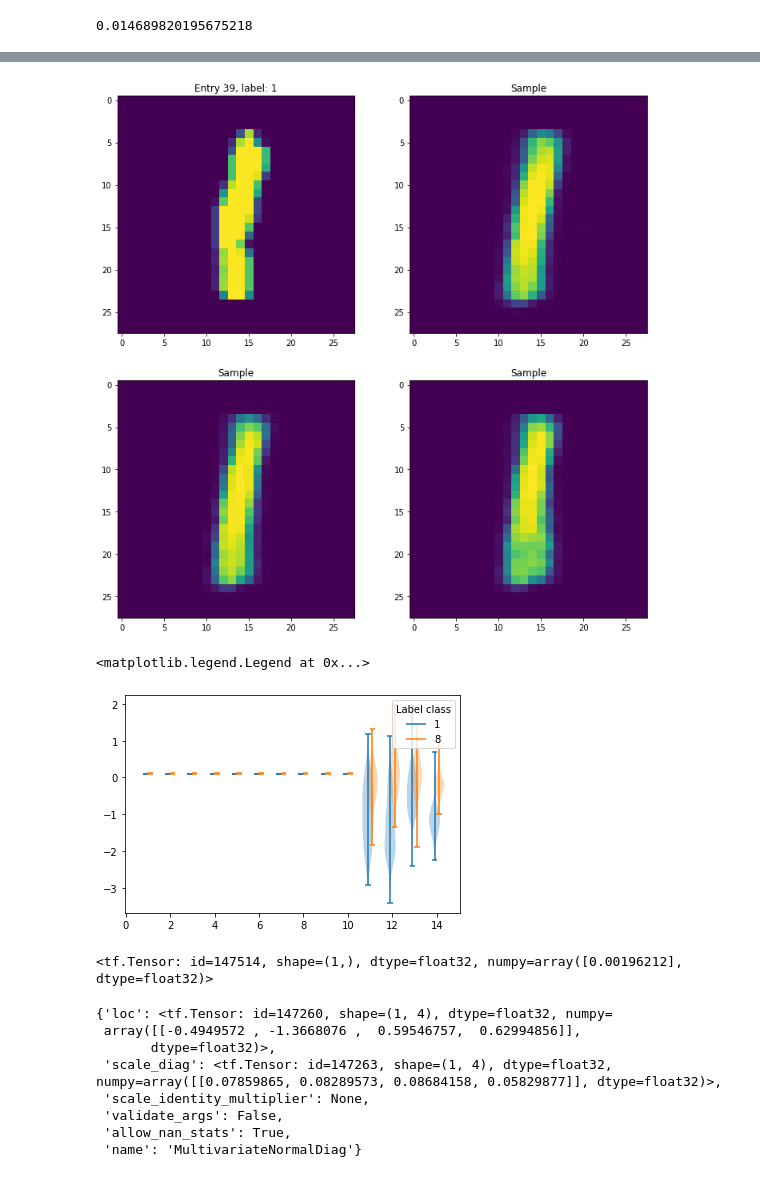
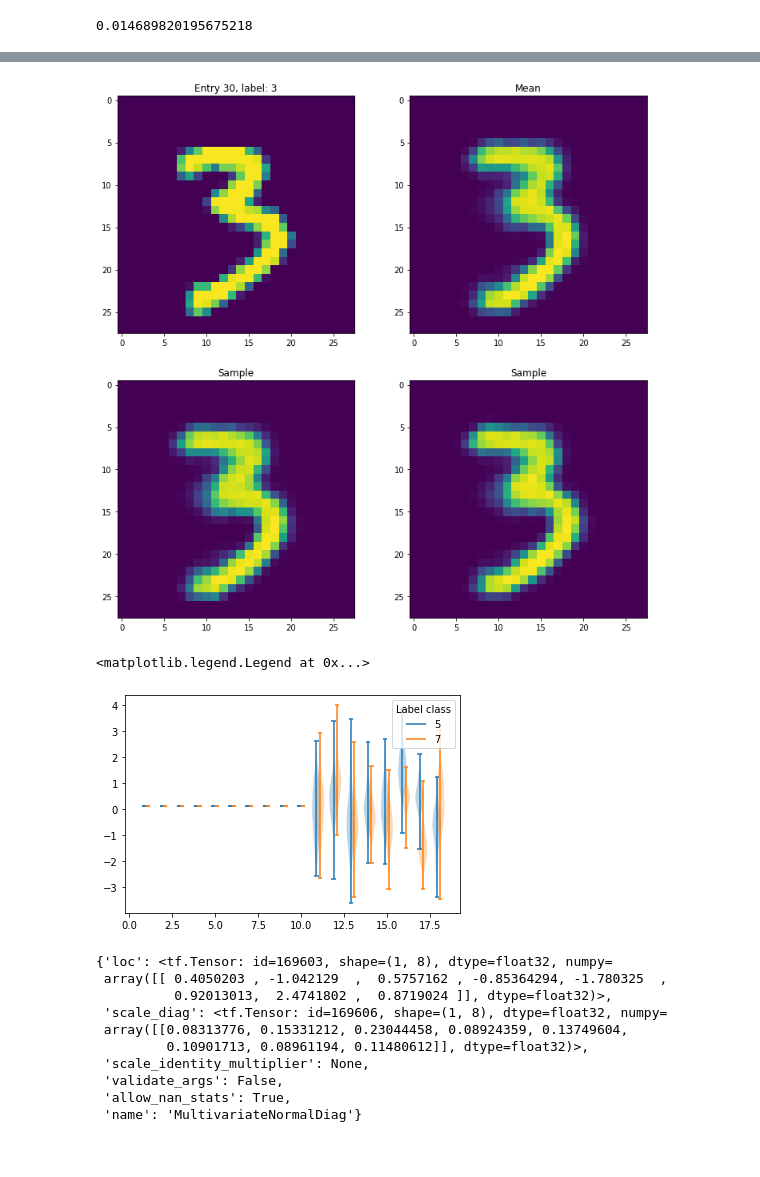
Before and after one commit to nsmith-/UQforWmass, a Jupyter notebook: tfp/vae_mnist.ipynb, the cells around one changed output, grey strips where cells are left out. Cells and saved outputs as stored; diff of their text form; code cells hidden in the pictures.

Commit message:
Switch to categorical

```diff
--- a/tfp/vae_mnist.ipynb
+++ b/tfp/vae_mnist.ipynb
@@ -85,21 +86,21 @@ class CVAELatent(tfk.Model):
         return out
 # %%
 def make_dist(inputs=None, *args, **kwargs):
-    nbern = 10
-    ngaus = 4
+    ncat = 10
+    ngaus = 8
     if inputs is None:
-        bernp = tf.ones(nbern) * 0.1
+        catp = tf.ones(ncat) / ncat
         mean, var = tf.zeros(ngaus), tf.ones(ngaus)
     else:
-        bernp, mean, var = tf.split(inputs, [nbern, ngaus, ngaus], axis=-1)
+        catp, mean, var = tf.split(inputs, [ncat, ngaus, ngaus], axis=-1)
         # valid domain
-        bernp, var = tf.nn.sigmoid(bernp), tf.math.softplus(var)
+        catp, var = tf.nn.softmax(catp), tf.math.softplus(var)
     return tfd.Blockwise([
-        tfd.Independent(tfd.Bernoulli(probs=bernp, dtype=tf.float32), reinterpreted_batch_ndims=1),
+        tfd.OneHotCategorical(probs=catp, dtype=tf.float32),
         tfd.MultivariateNormalDiag(loc=mean, scale_diag=var),
     ])
 
-model = CVAELatent(make_dist, 10 + 4*2)
+model = CVAELatent(make_dist, 10 + 8*2)
 model.encoder.summary()
 model.decoder.summary()
 # %% [output]
@@ -200,48 +210,53 @@ pd.DataFrame(history)[:].plot()
 # %%
-i = 39
+i = 30
 
 ex = x_test[i,...,0]
 lbl = y_test[i]
 
 fig, axes = plt.subplots(ncols=2, nrows=2, figsize=(12, 12))
 
 axes[0][0].set_title("Entry %d, label: %d" % (i, lbl))
 axes[0][0].imshow(ex)
 
 latent = model.encode(ex[None, ..., None])
 
-for ax in axes.flatten()[1:]:
+axes[0][1].set_title("Mean")
+axes[0][1].imshow(model.decode(latent.mean())[0, ..., 0])
+
+for ax in axes.flatten()[2:]:
     ax.set_title('Sample')
     ax.imshow(model.decode(latent.sample())[0, ..., 0])
 # %% [output]
-[figure, old version]
+[figure, new version]
 # %%
-cut = y_test == 1
+lbl1, lbl2 = 5, 7
+
+cut = y_test == lbl1
 latent = model.encode(x_test[cut]).mean()
 mlatent = latent.numpy()
 vl1 = plt.violinplot(mlatent, positions=np.arange(mlatent.shape[1]) + .9)
 
-cut = y_test == 8
+cut = y_test == lbl2
 latent = model.encode(x_test[cut]).mean()
 mlatent = latent.numpy()
-vl4 = plt.violinplot(mlatent, positions=np.arange(mlatent.shape[1]) + 1.1)
+vl2 = plt.violinplot(mlatent, positions=np.arange(mlatent.shape[1]) + 1.1)
 
-plt.legend([vl1['cbars'], vl4['cbars']], ['1', '8'], title='Label class')
+plt.legend([vl1['cbars'], vl2['cbars']], [str(lbl1), str(lbl2)], title='Label class')
 # %% [output]
 <matplotlib.legend.Legend at 0x...>
-[figure, old version]
+[figure, new version]
 # %%
 latent = model.encode(x_test[1:2])
-model.latent_prior.prob(latent.sample())
+# model.latent_prior.prob(latent.sample())
-# %% [output]
-<tf.Tensor: id=147514, shape=(1,), dtype=float32, numpy=array([0.00196212], dtype=float32)>
 # %%
 latent.parameters['distribution'].parameters['distributions'][1].parameters
 # %% [output]
-{'loc': <tf.Tensor: id=147260, shape=(1, 4), dtype=float32, numpy=
- array([[-0.4949572 , -1.3668076 ,  0.59546757,  0.62994856]],
-       dtype=float32)>,
- 'scale_diag': <tf.Tensor: id=147263, shape=(1, 4), dtype=float32, numpy=array([[0.07859865, 0.08289573, 0.08684158, 0.05829877]], dtype=float32)>,
+{'loc': <tf.Tensor: id=169603, shape=(1, 8), dtype=float32, numpy=
+ array([[ 0.4050203 , -1.042129  ,  0.5757162 , -0.85364294, -1.780325  ,
+          0.92013013,  2.4741802 ,  0.8719024 ]], dtype=float32)>,
+ 'scale_diag': <tf.Tensor: id=169606, shape=(1, 8), dtype=float32, numpy=
+ array([[0.08313776, 0.15331212, 0.23044458, 0.08924359, 0.13749604,
+         0.10901713, 0.08961194, 0.11480612]], dtype=float32)>,
  'scale_identity_multiplier': None,
  'validate_args': False,
  'allow_nan_stats': True,
```
Also changed, not shown: parts of 8 cells of this notebook.
